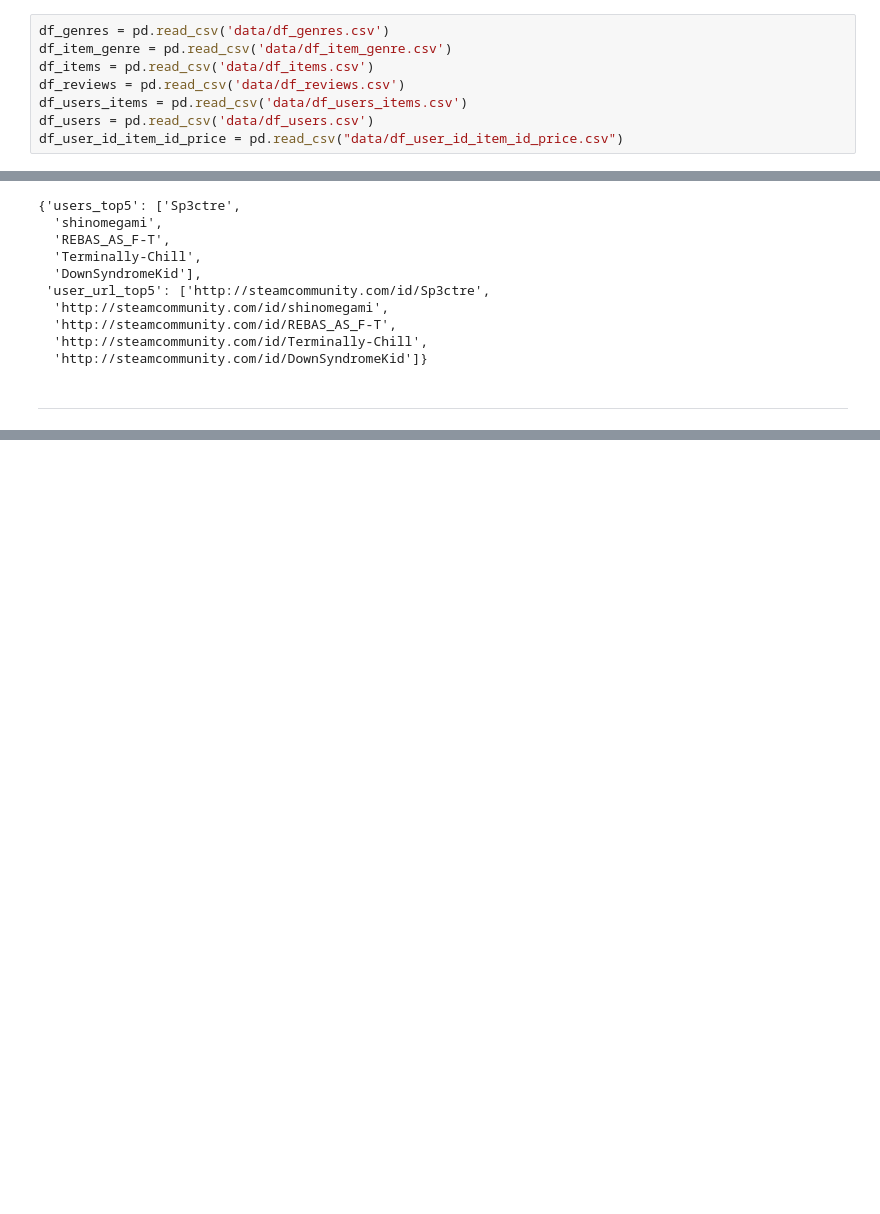
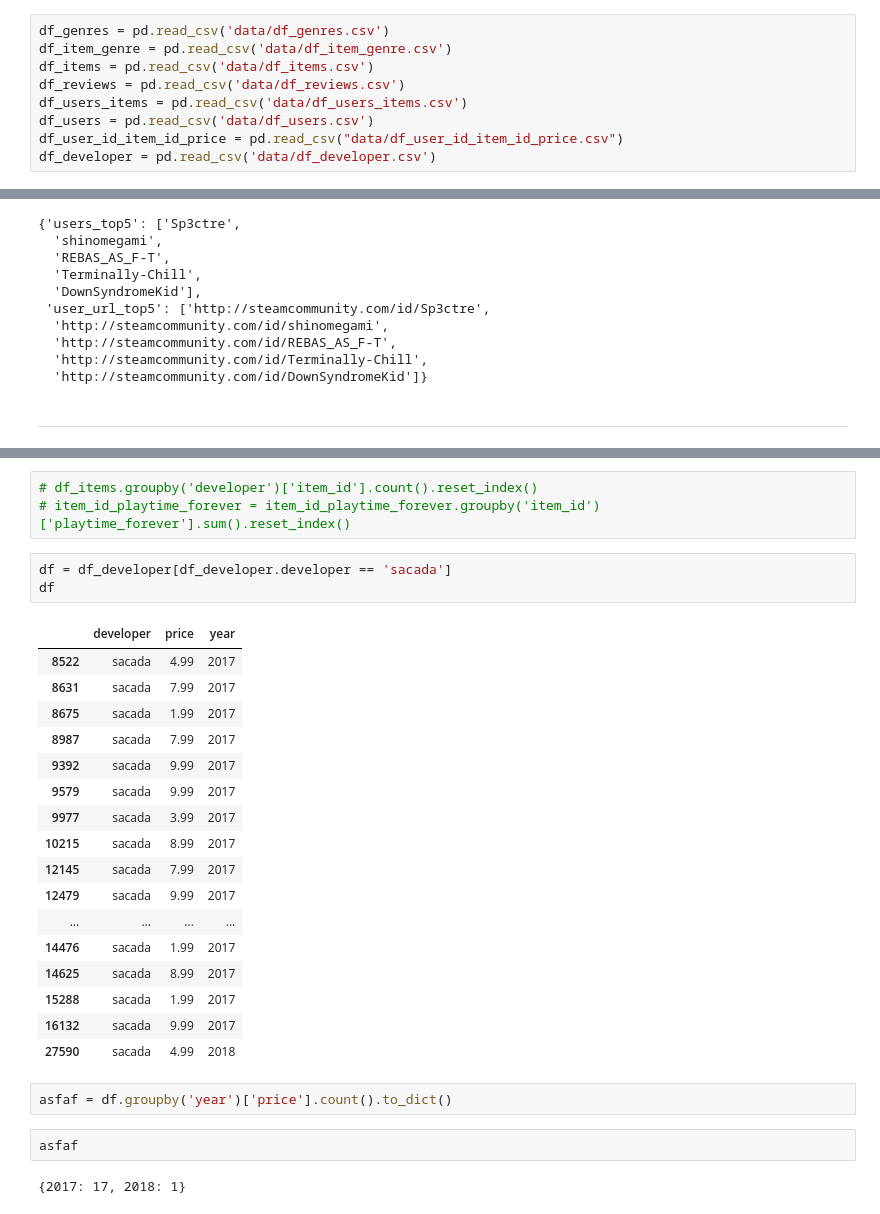
Before and after one commit to rominaEsc/MLOps_steam_games, a Jupyter notebook: 4_consultas.ipynb, the cells around one changed output, grey strips where cells are left out. Cells and saved outputs as stored; diff of their text form; blank space fills up the shorter version.

```diff
--- a/4_consultas.ipynb
+++ b/4_consultas.ipynb
@@ -16,3 +16,4 @@ df_reviews = pd.read_csv('data/df_reviews.csv')
 df_users_items = pd.read_csv('data/df_users_items.csv')
 df_users = pd.read_csv('data/df_users.csv')
 df_user_id_item_id_price = pd.read_csv("data/df_user_id_item_id_price.csv")
+df_developer = pd.read_csv('data/df_developer.csv')
@@ -220,0 +274,30 @@ def developer( desarrollador : str ):
+# %%
+# df_items.groupby('developer')['item_id'].count().reset_index()
+# item_id_playtime_forever = item_id_playtime_forever.groupby('item_id')['playtime_forever'].sum().reset_index()
+# %%
+df = df_developer[df_developer.developer == 'sacada']
+df
+# %% [output]
+|  | developer | price | year |
+| 8522 | sacada | 4.99 | 2017 |
+| 8631 | sacada | 7.99 | 2017 |
+| 8675 | sacada | 1.99 | 2017 |
+| 8987 | sacada | 7.99 | 2017 |
+| 9392 | sacada | 9.99 | 2017 |
+| 9579 | sacada | 9.99 | 2017 |
+| 9977 | sacada | 3.99 | 2017 |
+| 10215 | sacada | 8.99 | 2017 |
+| 12145 | sacada | 7.99 | 2017 |
+| 12479 | sacada | 9.99 | 2017 |
+| ... | ... | ... | ... |
+| 14476 | sacada | 1.99 | 2017 |
+| 14625 | sacada | 8.99 | 2017 |
+| 15288 | sacada | 1.99 | 2017 |
+| 16132 | sacada | 9.99 | 2017 |
+| 27590 | sacada | 4.99 | 2018 |
+# %%
+asfaf = df.groupby('year')['price'].count().to_dict()
+# %%
+asfaf
+# %% [output]
+{2017: 17, 2018: 1}
```
Also changed, not shown: parts of 14 cells of this notebook, 8 other files.
